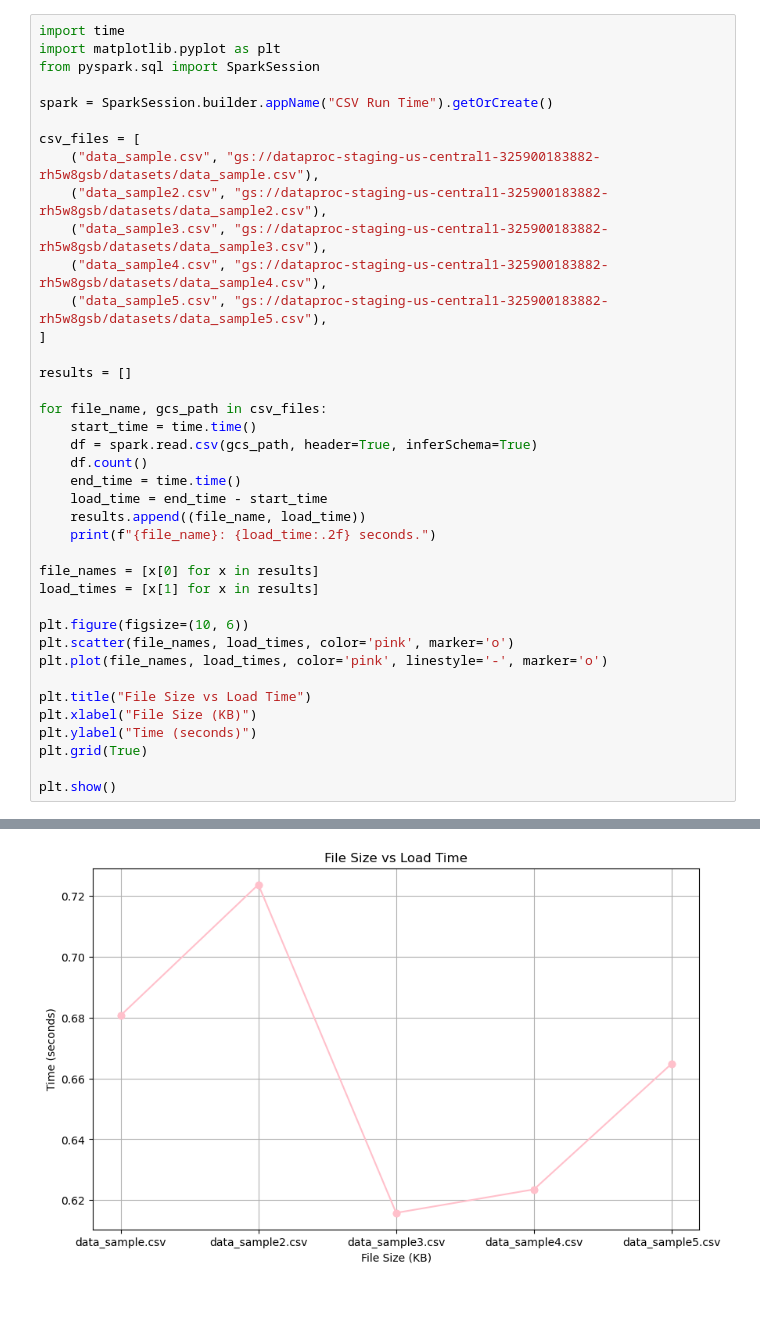
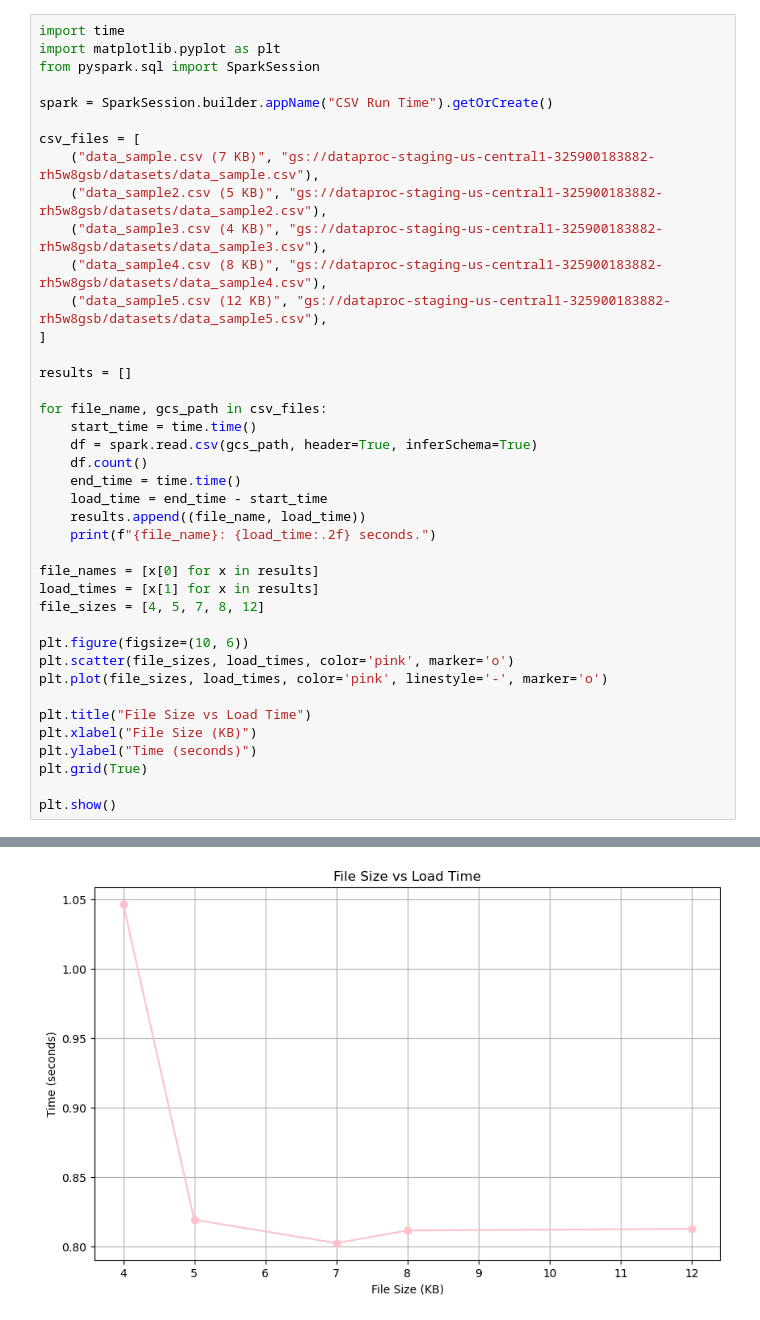
Before and after one commit to kayceeaviles/cs131, a Jupyter notebook: ws78/ws78.ipynb, the cells around one changed output, grey strips where cells are left out. Cells and saved outputs as stored; diff of their text form.

Commit message:
fixed scatterplot

```diff
--- a/ws78/ws78.ipynb
+++ b/ws78/ws78.ipynb
@@ -162,11 +162,11 @@ from pyspark.sql import SparkSession
 spark = SparkSession.builder.appName("CSV Run Time").getOrCreate()
 
 csv_files = [
-    ("data_sample.csv", "gs://dataproc-staging-us-central1-325900183882-rh5w8gsb/datasets/data_sample.csv"),
-    ("data_sample2.csv", "gs://dataproc-staging-us-central1-325900183882-rh5w8gsb/datasets/data_sample2.csv"),
-    ("data_sample3.csv", "gs://dataproc-staging-us-central1-325900183882-rh5w8gsb/datasets/data_sample3.csv"),
-    ("data_sample4.csv", "gs://dataproc-staging-us-central1-325900183882-rh5w8gsb/datasets/data_sample4.csv"),
-    ("data_sample5.csv", "gs://dataproc-staging-us-central1-325900183882-rh5w8gsb/datasets/data_sample5.csv"),
+    ("data_sample.csv (7 KB)", "gs://dataproc-staging-us-central1-325900183882-rh5w8gsb/datasets/data_sample.csv"),
+    ("data_sample2.csv (5 KB)", "gs://dataproc-staging-us-central1-325900183882-rh5w8gsb/datasets/data_sample2.csv"),
+    ("data_sample3.csv (4 KB)", "gs://dataproc-staging-us-central1-325900183882-rh5w8gsb/datasets/data_sample3.csv"),
+    ("data_sample4.csv (8 KB)", "gs://dataproc-staging-us-central1-325900183882-rh5w8gsb/datasets/data_sample4.csv"),
+    ("data_sample5.csv (12 KB)", "gs://dataproc-staging-us-central1-325900183882-rh5w8gsb/datasets/data_sample5.csv"),
 ]
 
 results = []
@@ -182,10 +182,11 @@ for file_name, gcs_path in csv_files:
 
 file_names = [x[0] for x in results]
 load_times = [x[1] for x in results]
+file_sizes = [4, 5, 7, 8, 12]
 
 plt.figure(figsize=(10, 6))
-plt.scatter(file_names, load_times, color='pink', marker='o')
-plt.plot(file_names, load_times, color='pink', linestyle='-', marker='o')
+plt.scatter(file_sizes, load_times, color='pink', marker='o')
+plt.plot(file_sizes, load_times, color='pink', linestyle='-', marker='o')
 
 plt.title("File Size vs Load Time")
 plt.xlabel("File Size (KB)")
@@ -202 +203 @@ data_sample5.csv: 0.66 seconds.
-[figure, old version]
+[figure, new version]
```
Also changed, not shown: parts of 1 cell of this notebook.
